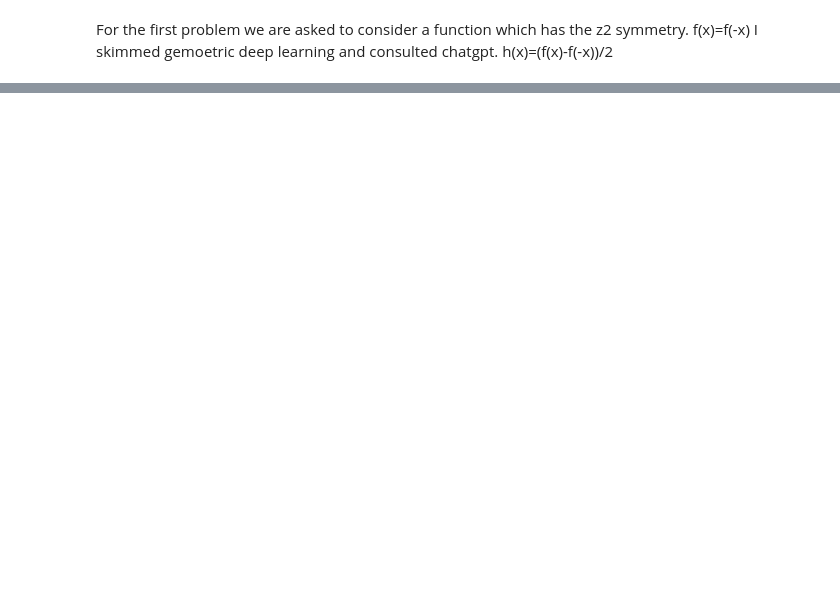
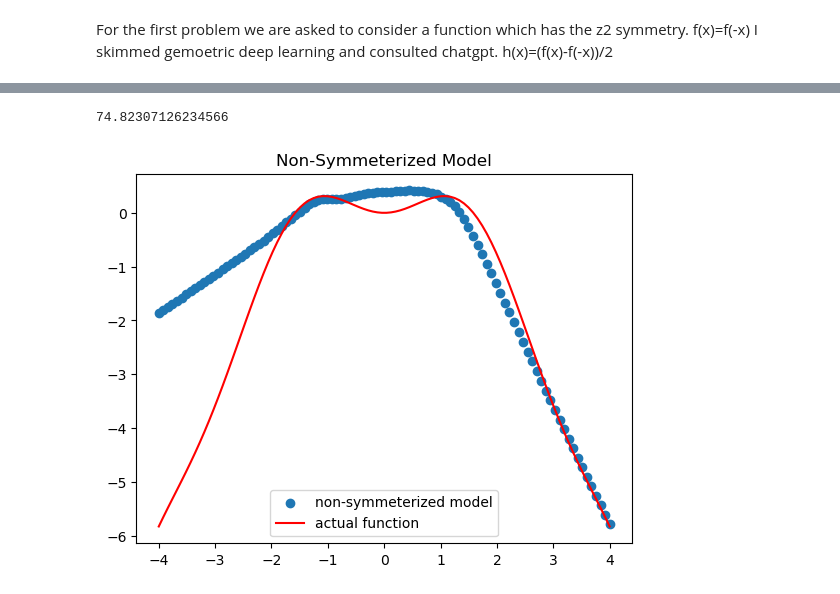
Before and after one commit to kdindial/ML_Spring26, a Jupyter notebook: ProblemSets/ps2/problem1.ipynb, the cells around one changed output, grey strips where cells are left out. Cells and saved outputs as stored; diff of their text form; code cells hidden in the pictures; blank space fills up the shorter version.

```diff
--- a/ProblemSets/ps2/problem1.ipynb
+++ b/ProblemSets/ps2/problem1.ipynb
@@ -27,10 +29,21 @@ plt.scatter(x_train,y_train)
 # %%
 #now going to make a multi layer perceptron
-
-MLPRegressor(hidden_layer_sizes=(256),
+layersize=32
+mlp_model=MLPRegressor(hidden_layer_sizes=(layersize,layersize),
                   activation='relu',
                   solver='adam',
                   random_state=13,
                   alpha=3e-4,
                   max_iter=200)
-attempt1.fit(X_train, np.ravel(Y_train))
+
+mlp_model.fit(x_train, y_train)
+y_pred = mlp_model.predict(x_test.reshape(-1,1))
+
+plt.title('Non-Symmeterized Model')
+plt.scatter(x_test,y_pred, label='non-symmeterized model')
+plt.plot(x_test, y_test, color='r', label='actual function')
+plt.legend()
+print(np.sum(np.abs(y_test-y_pred)))
+# %% [output]
+74.82307126234566
+[figure, added]
```
Also changed, not shown: parts of 5 cells of this notebook.
